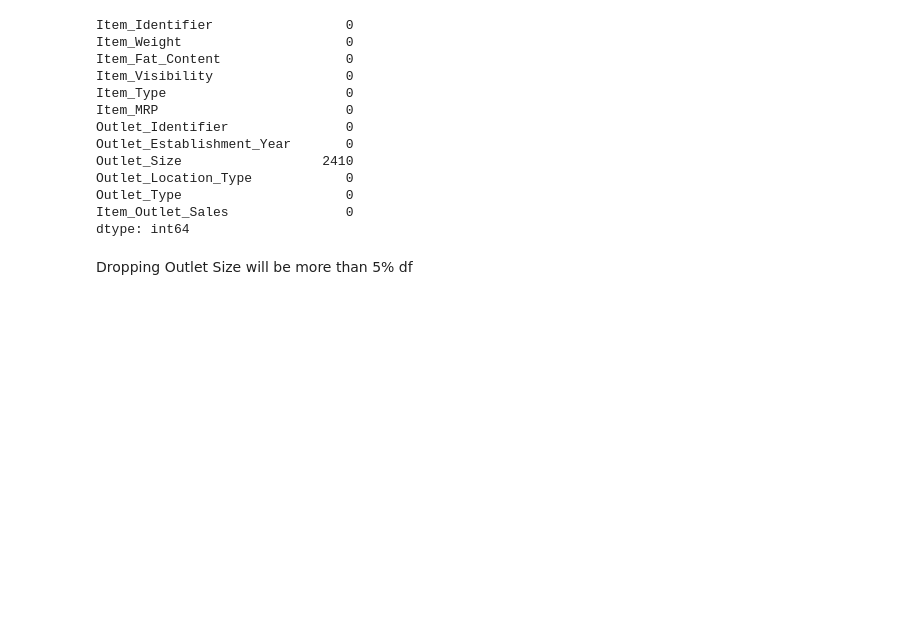
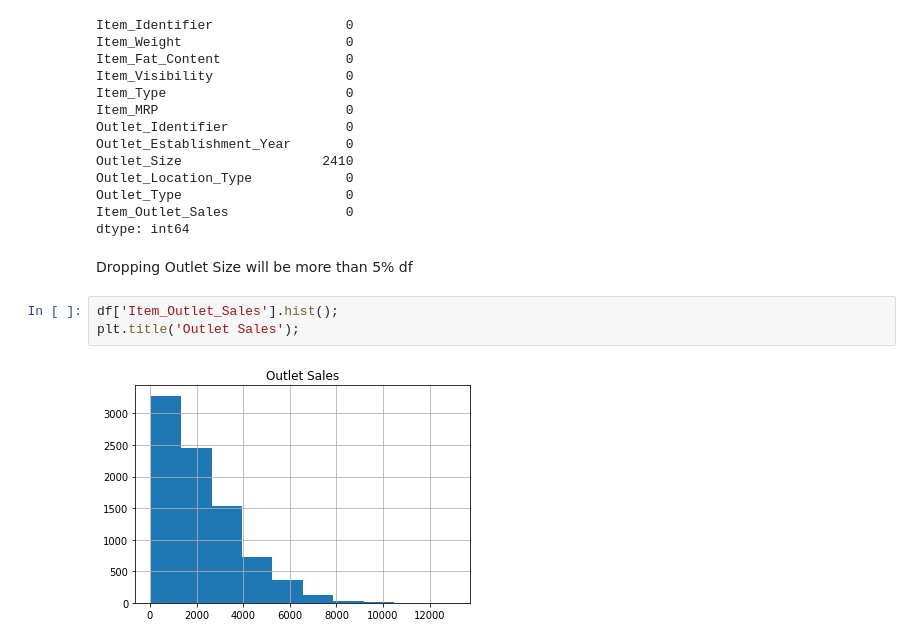
Before and after one commit to XcLyBr/Sales-Forecast, a Jupyter notebook: SalesPrediction.ipynb, the cells around one changed output. Drawn from its saved outputs; the diff is of its cells as text; blank space fills up the shorter version.

```diff
--- a/SalesPrediction.ipynb
+++ b/SalesPrediction.ipynb
@@ -190,3 +194,8 @@ Item_Outlet_Sales               0
 dtype: int64
 # %% [markdown]
 Dropping Outlet Size will be more than 5% df
+# %%
+df['Item_Outlet_Sales'].hist();
+plt.title('Outlet Sales');
+# %% [output]
+[figure, added]
```
Also changed, not shown: parts of 7 cells of this notebook.
